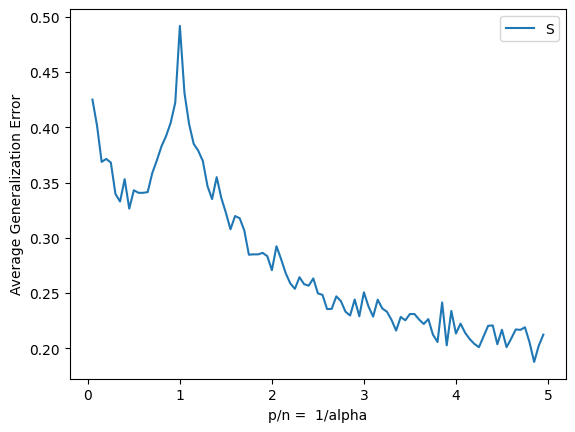
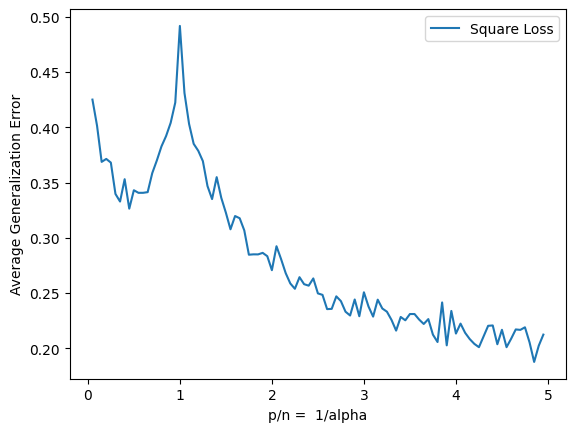
The notebook cell's code change between the first figure and the second:
--- before
+++ after
@@ -2,3 +2,3 @@
 plt.xlabel('p/n =  1/alpha')
 plt.ylabel('Average Generalization Error')
-plt.legend("Square Loss")
+plt.legend(['Square Loss'])

Commit: added gen_error for square error